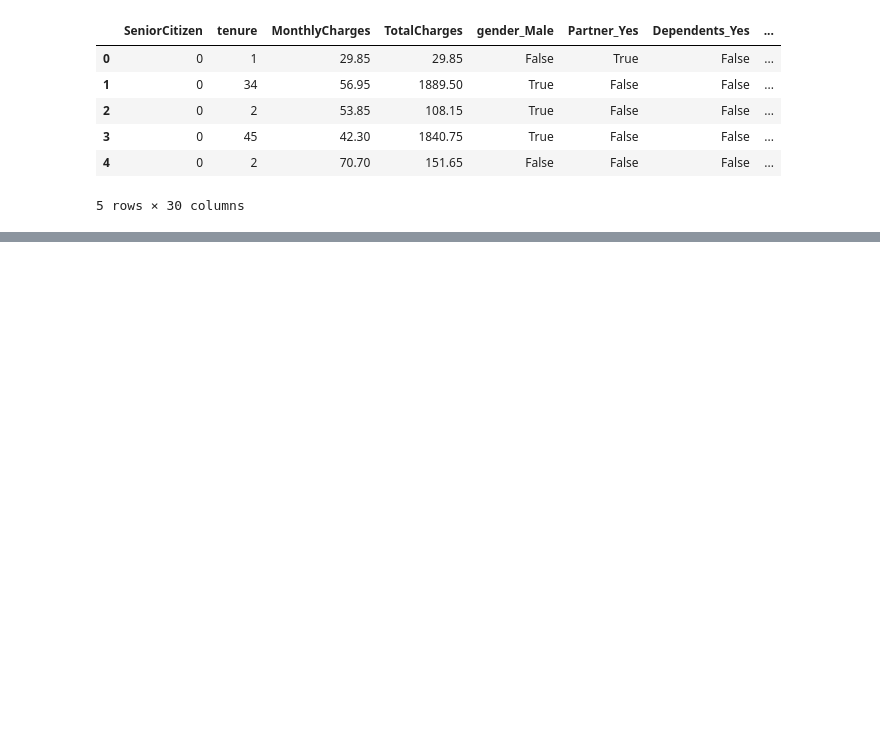
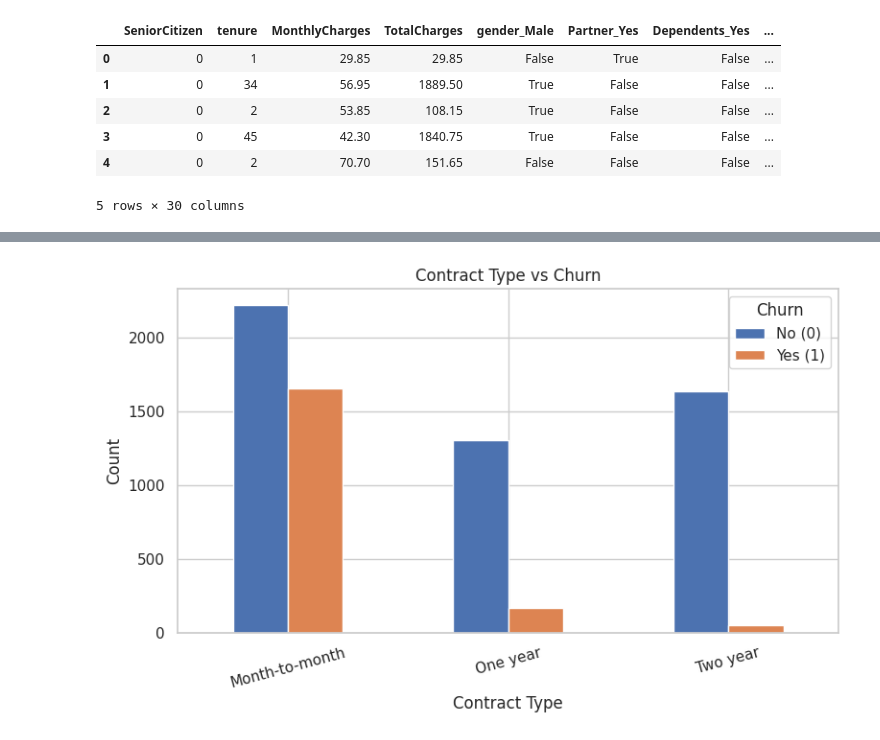
Before and after one commit to RONINNNN/Customer-Churn-Prediction-using-Machine-Learning, a Jupyter notebook: Predicting_Customer_Churn_in_the_Telecom_Industry_project_(1).ipynb, the cells around one changed output, grey strips where cells are left out. Drawn from its saved outputs; the diff is of its cells as text; code cells hidden in the pictures; blank space fills up the shorter version.

```diff
--- a/Predicting_Customer_Churn_in_the_Telecom_Industry_project_(1).ipynb
+++ b/Predicting_Customer_Churn_in_the_Telecom_Industry_project_(1).ipynb
@@ -198,0 +229,12 @@ Processed feature matrix shape: (7032, 30)
+# %%
+contract_churn = pd.crosstab(df["Contract"], df["Churn"])
+contract_churn.plot(kind="bar", figsize=(8, 5))
+plt.title("Contract Type vs Churn")
+plt.xlabel("Contract Type")
+plt.ylabel("Count")
+plt.xticks(rotation=15)
+plt.legend(title="Churn", labels=["No (0)", "Yes (1)"])
+plt.tight_layout()
+plt.show()
+# %% [output]
+[figure, added]
```
Also changed, not shown: parts of 13 cells of this notebook.
